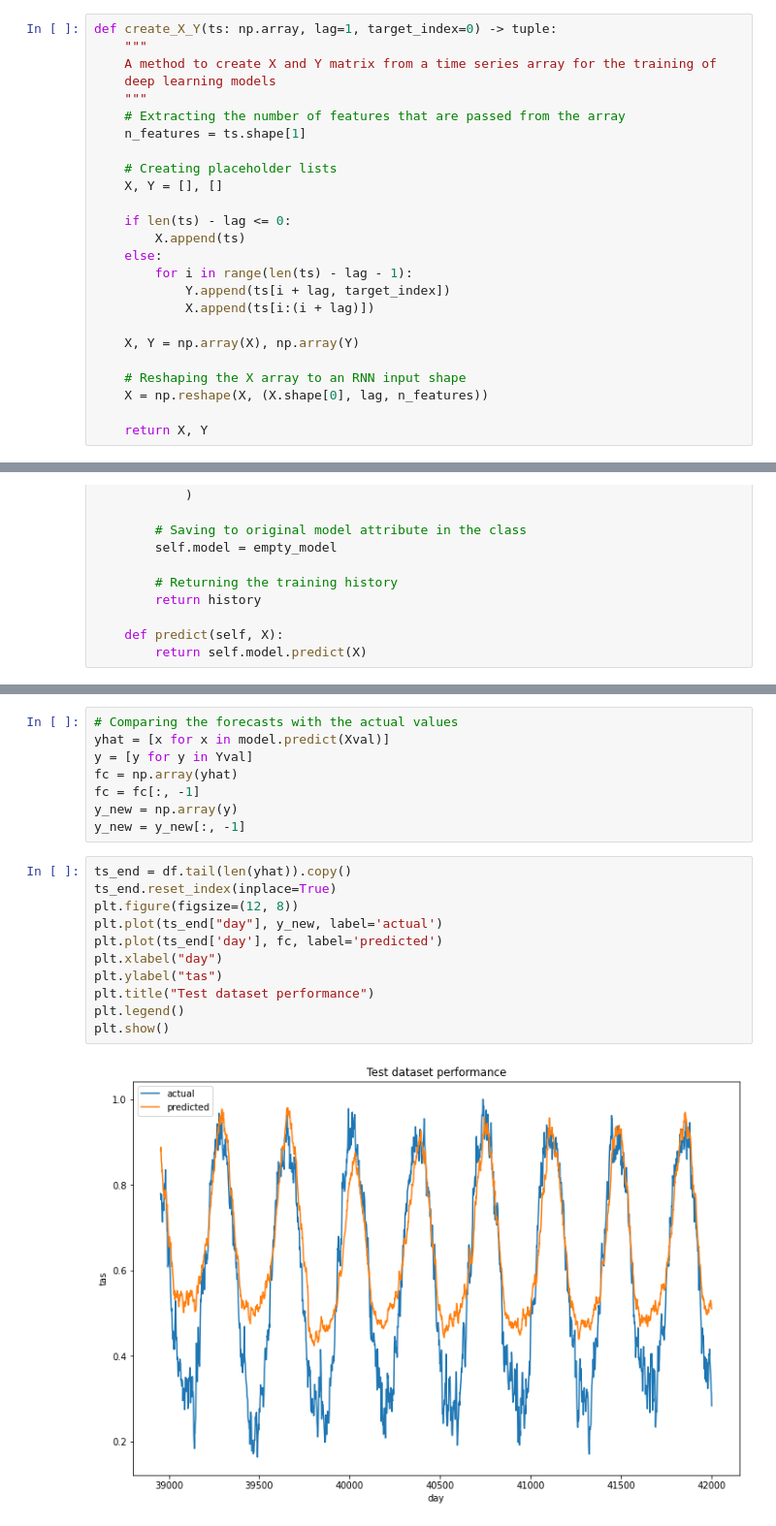
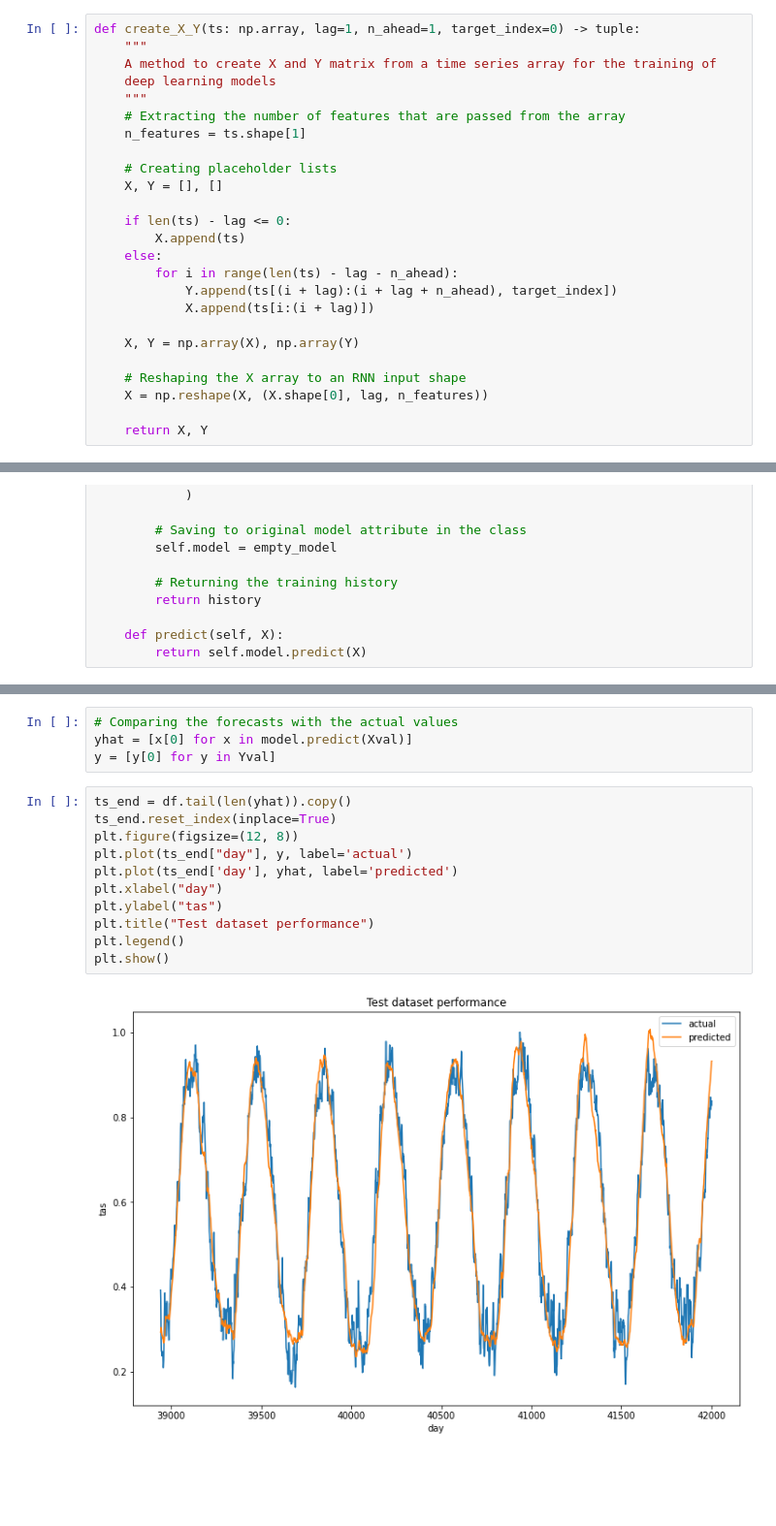
Before and after one commit to singofwalls/EECS_738_Project, a Jupyter notebook: lstm_model_multiple_input_features.ipynb, the cells around one changed output, grey strips where cells are left out. Shown at 97% size. Drawn from its saved outputs; the diff is of its cells as text; blank space fills up the shorter version.

Commit message:
cool prediction results

```diff
--- a/lstm_model_multiple_input_features.ipynb
+++ b/lstm_model_multiple_input_features.ipynb
@@ -18,7 +24,7 @@ from keras import losses
 from keras.callbacks import EarlyStopping
 from keras.initializers import RandomNormal
 # %%
-def create_X_Y(ts: np.array, lag=1, target_index=0) -> tuple:
+def create_X_Y(ts: np.array, lag=1, n_ahead=1, target_index=0) -> tuple:
     """
     A method to create X and Y matrix from a time series array for the training of
     deep learning models
@@ -32,8 +38,8 @@ def create_X_Y(ts: np.array, lag=1, target_index=0) -> tuple:
     if len(ts) - lag <= 0:
         X.append(ts)
     else:
-        for i in range(len(ts) - lag - 1):
-            Y.append(ts[i + lag, target_index])
+        for i in range(len(ts) - lag - n_ahead):
+            Y.append(ts[(i + lag):(i + lag + n_ahead), target_index])
             X.append(ts[i:(i + lag)])
 
     X, Y = np.array(X), np.array(Y)
@@ -208,21 +210,17 @@ Epoch 10/10
 # %%
 # Comparing the forecasts with the actual values
-yhat = [x for x in model.predict(Xval)]
-y = [y for y in Yval]
-fc = np.array(yhat)
-fc = fc[:, -1]
-y_new = np.array(y)
-y_new = y_new[:, -1]
+yhat = [x[0] for x in model.predict(Xval)]
+y = [y[0] for y in Yval]
 # %%
 ts_end = df.tail(len(yhat)).copy()
 ts_end.reset_index(inplace=True)
 plt.figure(figsize=(12, 8))
-plt.plot(ts_end["day"], y_new, label='actual')
-plt.plot(ts_end['day'], fc, label='predicted')
+plt.plot(ts_end["day"], y, label='actual')
+plt.plot(ts_end['day'], yhat, label='predicted')
 plt.xlabel("day")
 plt.ylabel("tas")
 plt.title("Test dataset performance")
 plt.legend()
 plt.show()
 # %% [output]
-[figure, old version]
+[figure, new version]
```
Also changed, not shown: parts of 9 cells of this notebook.
